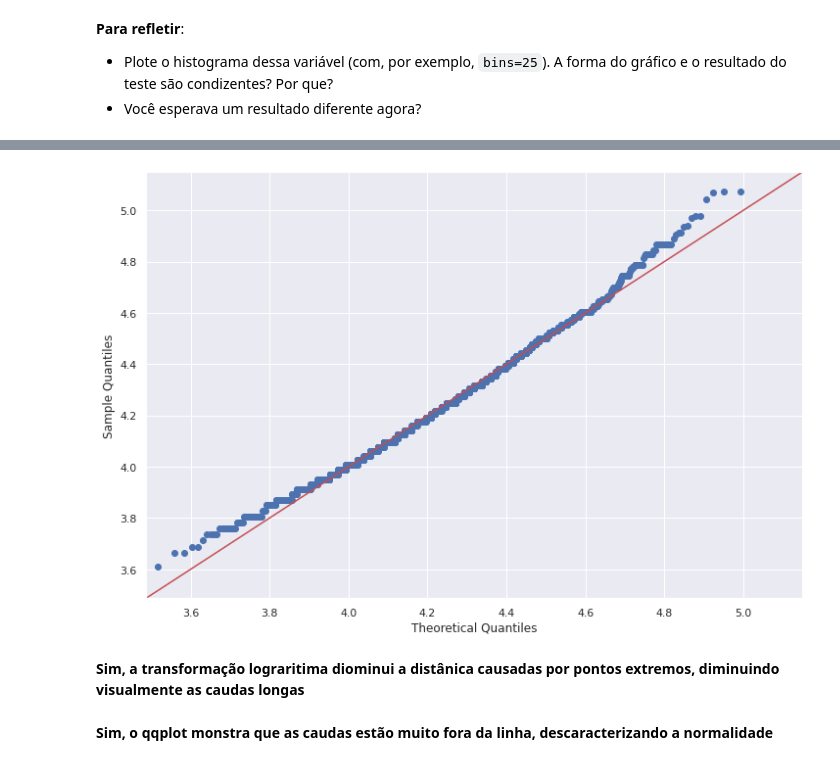
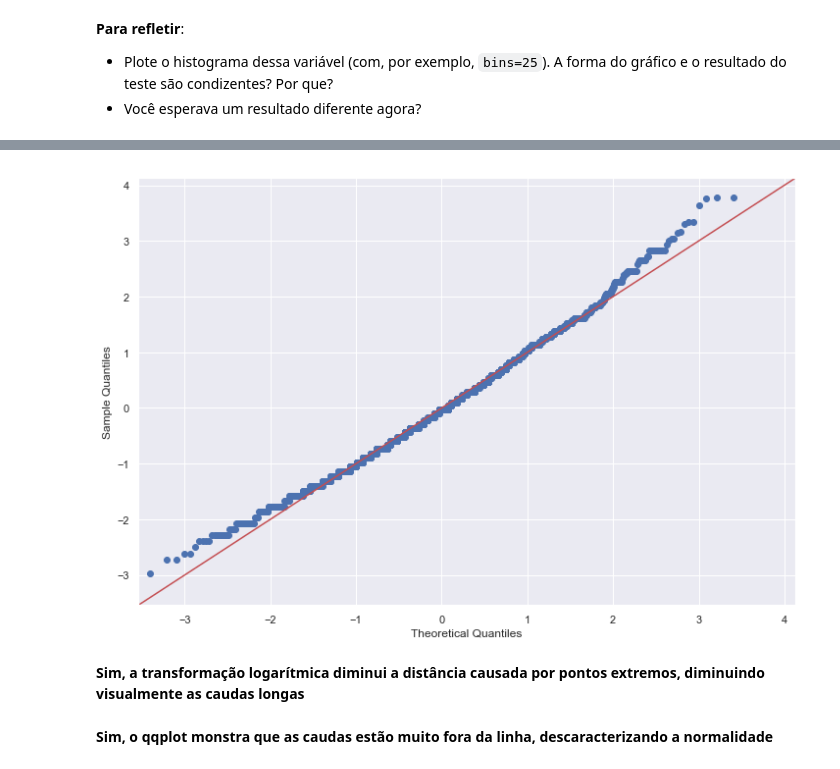
Before and after one commit to danvr/aceleradev-data-science, a Jupyter notebook: data-science-2/main.ipynb, the cells around one changed output, grey strips where cells are left out. Cells and saved outputs as stored; diff of their text form; code cells hidden in the pictures.

```diff
--- a/data-science-2/main.ipynb
+++ b/data-science-2/main.ipynb
@@ -211,10 +209,10 @@ weight_sample_log.plot(kind='hist',bins=25)
 # %%
-fig = sm.qqplot(weight_sample_log,loc=weight_sample_log.mean(),scale=weight_sample_log.std(),line='45')
+fig = sm.qqplot(weight_sample_log,loc=weight_sample_log.mean(),scale=weight_sample_log.std(),fit=True,line='45')
 plt.show()
 # %% [output]
-[figure, old version]
+[figure, new version]
 # %% [markdown]
-**Sim, a transformação lograritima diominui a distânica causadas por pontos extremos, diminuindo visualmente as caudas longas**
+**Sim, a transformação logarítmica diminui a distância causada por pontos extremos, diminuindo visualmente as caudas longas**
 # %% [markdown]
 **Sim, o qqplot monstra que as caudas estão muito fora da linha, descaracterizando a normalidade**
 # %% [markdown]
```
Also changed, not shown: parts of 15 cells of this notebook.
